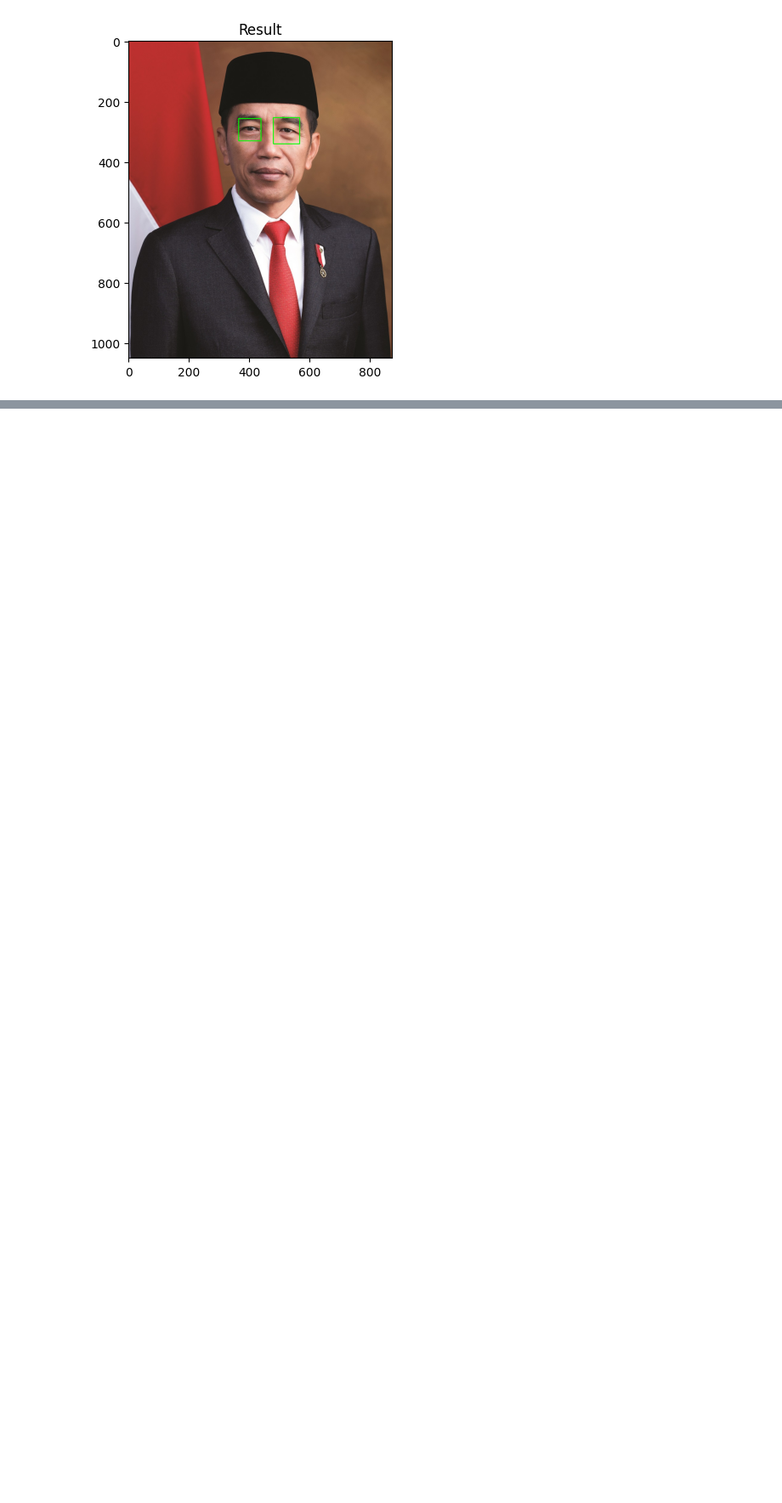
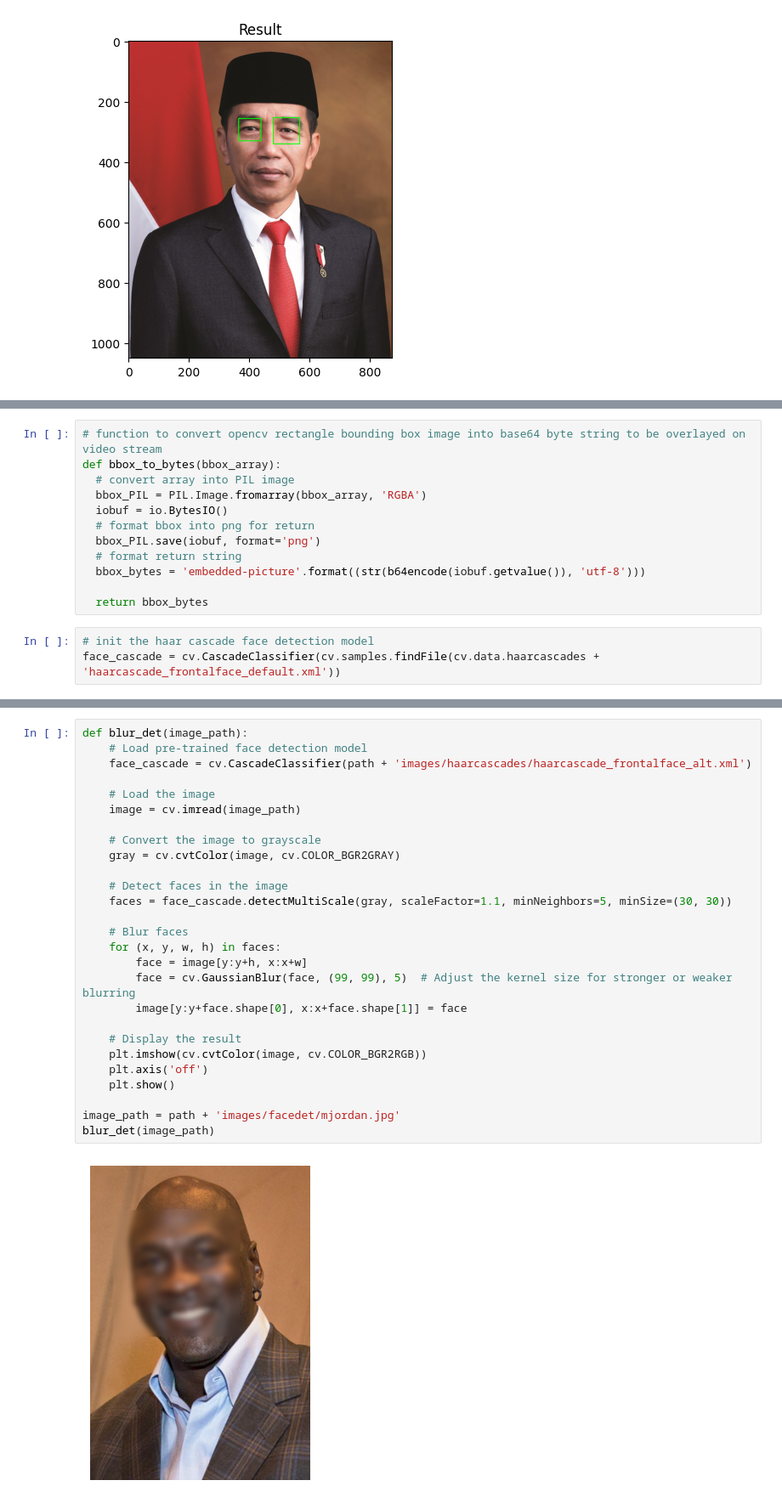
Before and after one commit to ilhamydn17/PCVK_Ganjil_2023, a Jupyter notebook: Jobsheet_PCVK_Week12.ipynb, the cells around one changed output, grey strips where cells are left out. Shown at 85% size. Drawn from its saved outputs; the diff is of its cells as text; blank space fills up the shorter version.

```diff
--- a/Jobsheet_PCVK_Week12.ipynb
+++ b/Jobsheet_PCVK_Week12.ipynb
@@ -107,0 +132,15 @@ showImg(imgJk)
+# %%
+# function to convert opencv rectangle bounding box image into base64 byte string to be overlayed on video stream
+def bbox_to_bytes(bbox_array):
+  # convert array into PIL image
+  bbox_PIL = PIL.Image.fromarray(bbox_array, 'RGBA')
+  iobuf = io.BytesIO()
+  # format bbox into png for return
+  bbox_PIL.save(iobuf, format='png')
+  # format return string
+  bbox_bytes = 'embedded-picture'.format((str(b64encode(iobuf.getvalue()), 'utf-8')))
+
+  return bbox_bytes
+# %%
+# init the haar cascade face detection model
+face_cascade = cv.CascadeClassifier(cv.samples.findFile(cv.data.haarcascades + 'haarcascade_frontalface_default.xml'))
@@ -107,0 +399,29 @@ showImg(imgJk)
+# %%
+def blur_det(image_path):
+    # Load pre-trained face detection model
+    face_cascade = cv.CascadeClassifier(path + 'images/haarcascades/haarcascade_frontalface_alt.xml')
+
+    # Load the image
+    image = cv.imread(image_path)
+
+    # Convert the image to grayscale
+    gray = cv.cvtColor(image, cv.COLOR_BGR2GRAY)
+
+    # Detect faces in the image
+    faces = face_cascade.detectMultiScale(gray, scaleFactor=1.1, minNeighbors=5, minSize=(30, 30))
+
+    # Blur faces
+    for (x, y, w, h) in faces:
+        face = image[y:y+h, x:x+w]
+        face = cv.GaussianBlur(face, (99, 99), 5)  # Adjust the kernel size for stronger or weaker blurring
+        image[y:y+face.shape[0], x:x+face.shape[1]] = face
+
+    # Display the result
+    plt.imshow(cv.cvtColor(image, cv.COLOR_BGR2RGB))
+    plt.axis('off')
+    plt.show()
+
+image_path = path + 'images/facedet/mjordan.jpg'
+blur_det(image_path)
+# %% [output]
+[figure, added]
```
Also changed, not shown: parts of 27 cells of this notebook.
